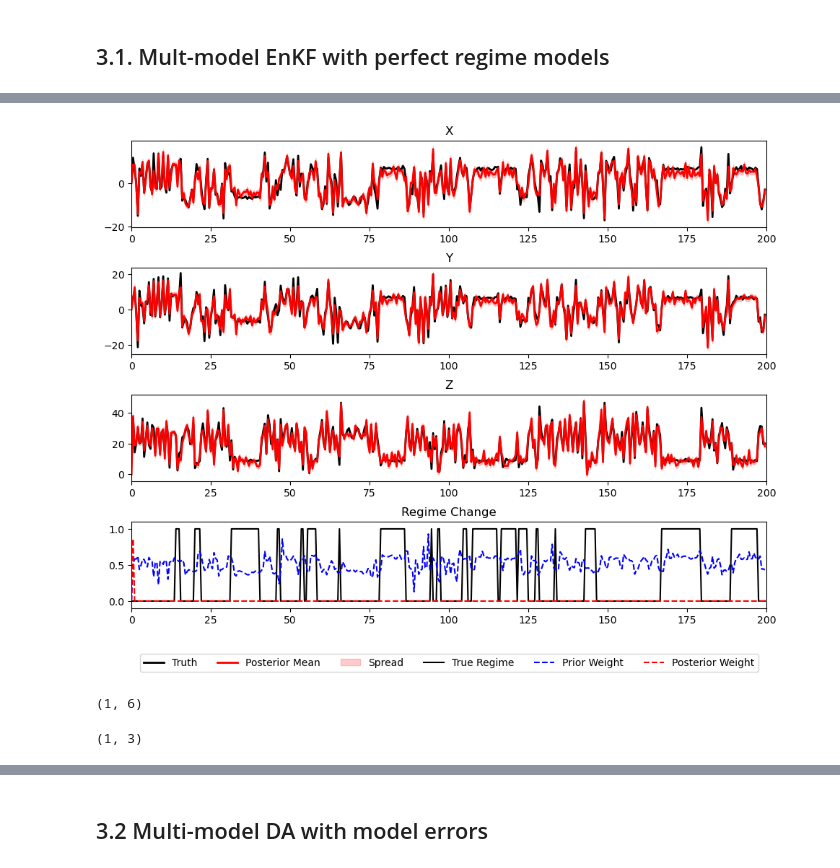
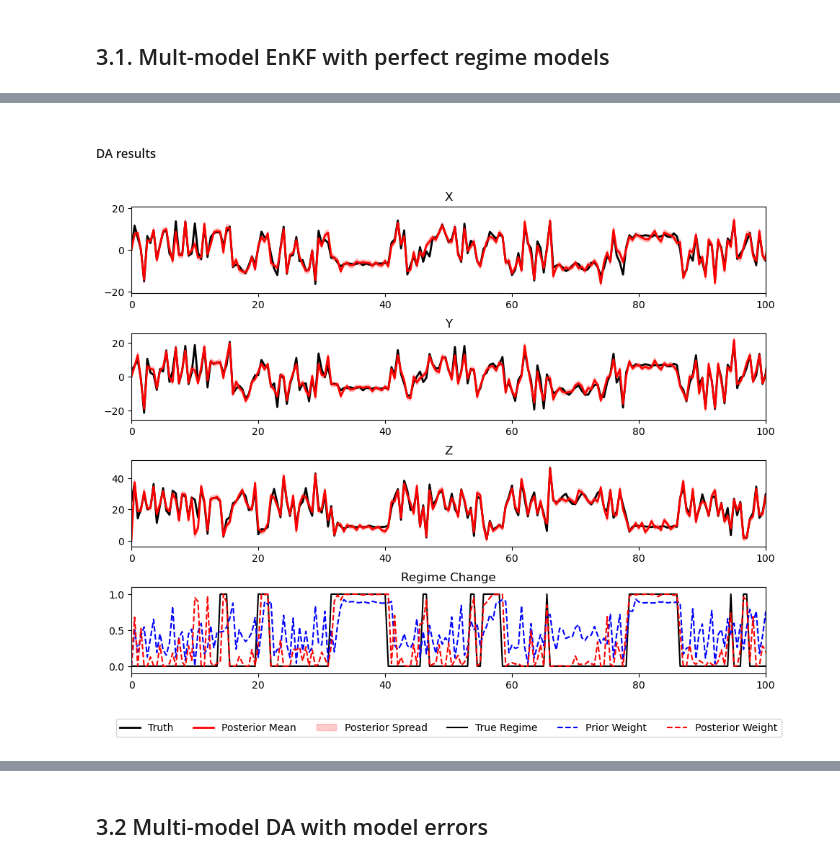
Before and after one commit to zhongruiw/MultiModelDA, a Jupyter notebook: code/MultimodelDA.ipynb, the cells around one changed output, grey strips where cells are left out. Drawn from its saved outputs; the diff is of its cells as text; code cells hidden in the pictures.

```diff
--- a/code/MultimodelDA.ipynb
+++ b/code/MultimodelDA.ipynb
@@ -676,11 +683,11 @@ S_obs = S_obs[:train_size]
 # data = truth_full[train_size:train_size+data_size]
 
 Nt, D = data.shape
-L = 3 # delay steps
+L = 2 # delay steps
 # data_embedded = np.concatenate([data[i:Nt - L + i + 1] for i in range(L)], axis=1) # (x0,y0,z0,x1,y1,z1,...)
 features = []
-features.append(data[L-1:Nt, 2][:,None])
-features.append(np.mean(np.stack([np.abs(data[i:Nt-L+i+1]-data[i-1:Nt-L+i]) for i in range(1,L)], axis=2), axis=2))
+features.append(data[L-1:Nt, 2][:,None]) # (z)
+features.append(np.mean(np.stack([np.abs(data[i:Nt-L+i+1, 2]-data[i-1:Nt-L+i, 2])[:,None] for i in range(1,L)], axis=2), axis=2)) # (|dz|)
 data_embedded = np.concatenate(features, axis=1)
 
 # standardize features
@@ -689,9 +696,9 @@ data_scaled = scaler.fit_transform(data_embedded)
 
 # clustering
 K = 2 # number of clusters
-model = FCMEntropy(num_clusters=K, D=D, m=2, lambda_e=2, num_steps=500)
-results = model.fit(data_scaled, optimizer='iterative', tol=1e-6)
-# results = model.fit(data_scaled, optimizer='gradient_descent')
+model = FCMEntropy(num_clusters=K, m=2.5, lambda_e=1, num_steps=500)
+# results = model.fit(data_scaled, optimizer='iterative', tol=1e-6)
+results = model.fit(data_scaled, optimizer='gradient_descent')
 membership = results['membership']
 centers = results['centers']
 labels = np.argmax(membership, axis=1)
@@ -1264,8 +1285,11 @@ data.shape
 # %%
+dt_obs = 0.5
 membership = results['membership']
 centers = results['centers']
+membership_pred = cluster_model.predict(data_scaled)
 labels = np.argmax(membership, axis=1)
-labels = -labels + 1
+# labels = -labels + 1
 from plot import plot_l63_series
-plot_l63_series(dt_obs, 0, 400, 1, data[1:,0], data[1:,1], data[1:,2], S_obs[1:], np.full((Nt-1,3), np.nan), np.zeros((Nt-1,3)), membership[:,0], labels, xlim=(0,200))
+plot_l63_series(dt_obs, 0, 400, 1, data[1:,0], data[1:,1], data[1:,2], S_obs[1:], np.full((Nt-1,3), np.nan), np.zeros((Nt-1,3)), membership[:,1], labels, xlim=(0,200))
+# plot_l63_series(dt_obs, 0, 400, 1, data[1:,0], data[1:,1], data[1:,2], S_obs[1:], np.full((Nt-1,3), np.nan), np.zeros((Nt-1,3)), membership[:,1], membership_pred[:,1], xlim=(0,200))
 # %% [output]
@@ -1279,7 +1297,9 @@ plt.plot(posterior_weights[:,1])
-# %%
-S_obs = S_obs_full[train_size:train_size+test_size]
+# %% [markdown]
+##### DA results
 # %%
+import matplotlib.pyplot as plt
 from plot import plot_l63_series
-plot_l63_series(dt_obs, 0, 400, 1, truth[:,0], truth[:,1], truth[:,2], S_obs, analy_mean_mixture, analy_spread_mixture, prior_weights[:,1], posterior_weights[:,1], xlim=(0,200))
+plot_l63_series(dt_obs, 0, 400, 1, truth[:,0], truth[:,1], truth[:,2], S_obs, analy_mean_mixture, analy_spread_mixture, prior_weights[:,1], posterior_weights[:,1], xlim=(0,100))
+plt.savefig('../figure/series_perfect_model.png')
 # %% [output]
-[figure, old version]
+[figure, new version]
@@ -1290,9 +1305,0 @@ ensemble_indices = [np.arange(start, start + size).tolist() for start, size in z
-# %%
-data = np.arange(6).reshape(2,3)
-np.concatenate([data[iassim-L+i+1][None,:] for i in range(L)], axis=1).shape
-# %% [output]
-(1, 6)
-# %%
-data[[1],:].shape
-# %% [output]
-(1, 3)
```
Also changed, not shown: parts of 31 cells of this notebook, 2 other files.
